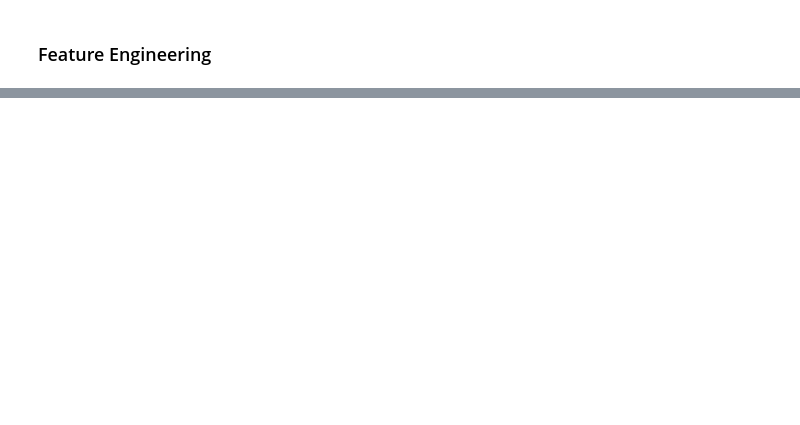
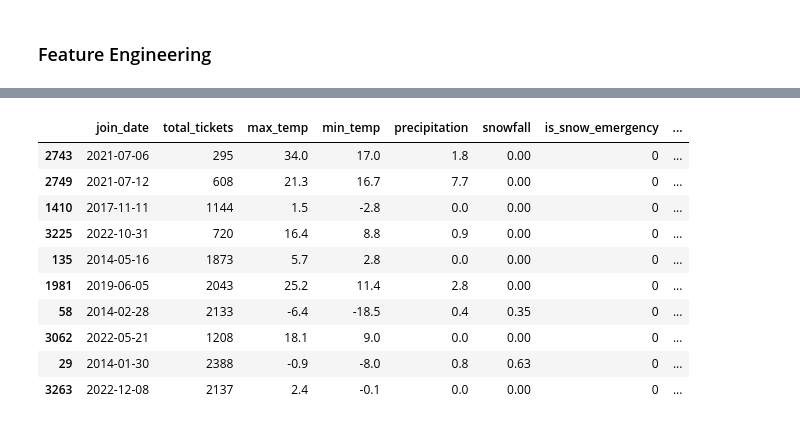
Before and after one commit to Josiah-MSOE/Milwaukee-Ticket-Data-Analysis, a Jupyter notebook: parking_final_project.ipynb, the cells around one changed output, grey strips where cells are left out. Drawn from its saved outputs; the diff is of its cells as text; code cells hidden in the pictures; blank space fills up the shorter version.

```diff
--- a/parking_final_project.ipynb
+++ b/parking_final_project.ipynb
@@ -201,0 +236,42 @@ combined_all_df.sample(8)
+# %%
+# Compressing into a Daily Format: Row per Day, with Ticket Counts and Weather/Holiday Features to be able to then predict the Daily Rate of parking tickets (and the features that affect that)
+daily_summary_df = combined_all_df.groupby('join_date').agg(
+    # Target Variable: COUNT of the total tickets issued that day
+    total_tickets=('ISSUENO', 'count'),
+
+    # Dataset Weather Features:
+    max_temp = ('max_temp', 'max'),
+    min_temp = ('min_temp', 'min'),
+    precipitation = ('precipitation', 'max'),
+    snowfall = ('snowfall', 'max'),
+    is_snow_emergency = ('is_snow_emergency', 'max'),
+    is_heavy_rain = ('is_heavy_rain', 'max'),
+
+    # Calendar Features:
+    WeekDay = ('WeekDay', 'first'),
+    Year = ('Year', 'first'),
+    Month = ('Month', 'first'),
+    Day = ('Day', 'first'),
+    is_weekend = ('is_weekend_ticket', 'max'),
+    is_holiday = ('is_holiday', 'max'),
+
+    # Count up the number of each Binary Feature type per day!
+    meter_tickets_count = ('is_meter_ticket', 'sum'),
+    night_tickets_count = ('is_night_ticket', 'sum'),
+    registration_tickets_count = ('is_registration_ticket', 'sum'),
+    time_tickets_count = ('is_time_ticket', 'sum')
+).reset_index()
+
+daily_summary_df.sample(10)
+# %% [output]
+|  | join_date | total_tickets | max_temp | min_temp | precipitation | snowfall | is_snow_emergency | ... |
+| 2743 | 2021-07-06 | 295 | 34.0 | 17.0 | 1.8 | 0.00 | 0 | ... |
+| 2749 | 2021-07-12 | 608 | 21.3 | 16.7 | 7.7 | 0.00 | 0 | ... |
+| 1410 | 2017-11-11 | 1144 | 1.5 | -2.8 | 0.0 | 0.00 | 0 | ... |
+| 3225 | 2022-10-31 | 720 | 16.4 | 8.8 | 0.9 | 0.00 | 0 | ... |
+| 135 | 2014-05-16 | 1873 | 5.7 | 2.8 | 0.0 | 0.00 | 0 | ... |
+| 1981 | 2019-06-05 | 2043 | 25.2 | 11.4 | 2.8 | 0.00 | 0 | ... |
+| 58 | 2014-02-28 | 2133 | -6.4 | -18.5 | 0.4 | 0.35 | 0 | ... |
+| 3062 | 2022-05-21 | 1208 | 18.1 | 9.0 | 0.0 | 0.00 | 0 | ... |
+| 29 | 2014-01-30 | 2388 | -0.9 | -8.0 | 0.8 | 0.63 | 0 | ... |
+| 3263 | 2022-12-08 | 2137 | 2.4 | -0.1 | 0.0 | 0.00 | 0 | ... |
```
Also changed, not shown: parts of 9 cells of this notebook.
